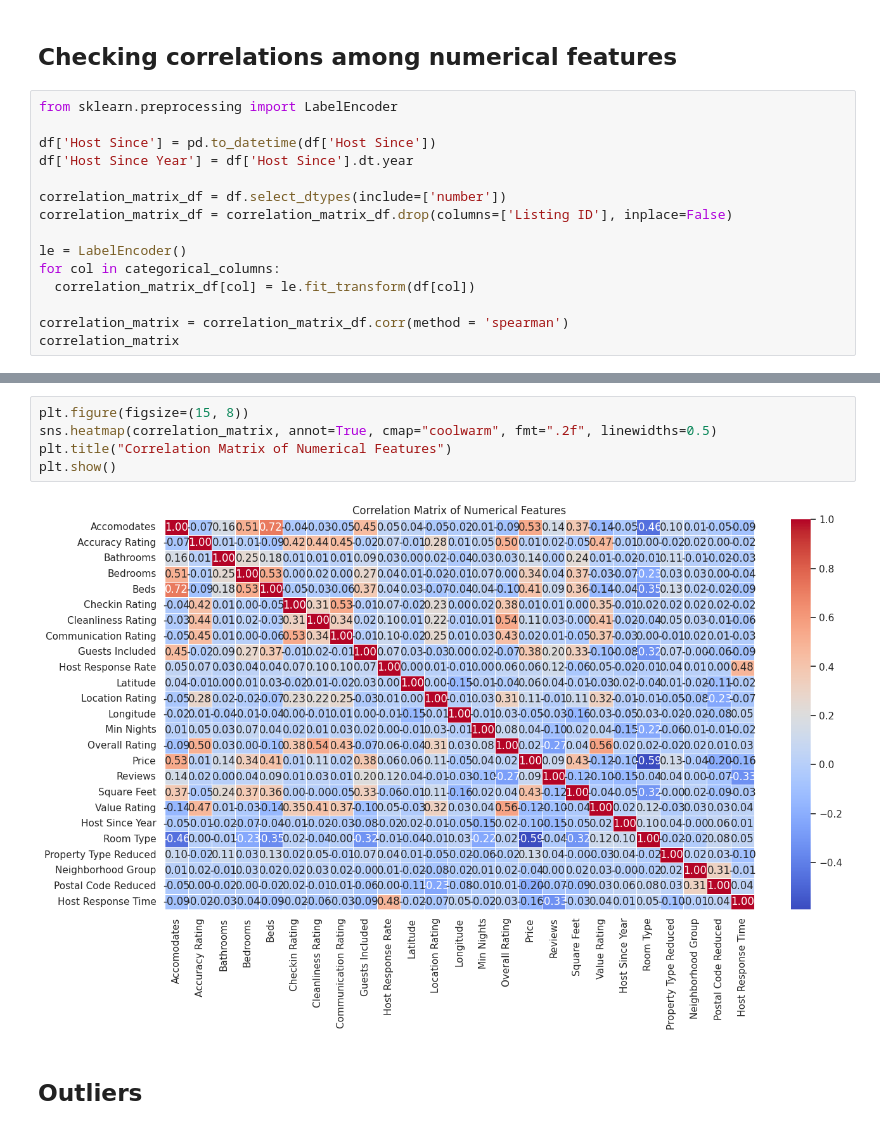
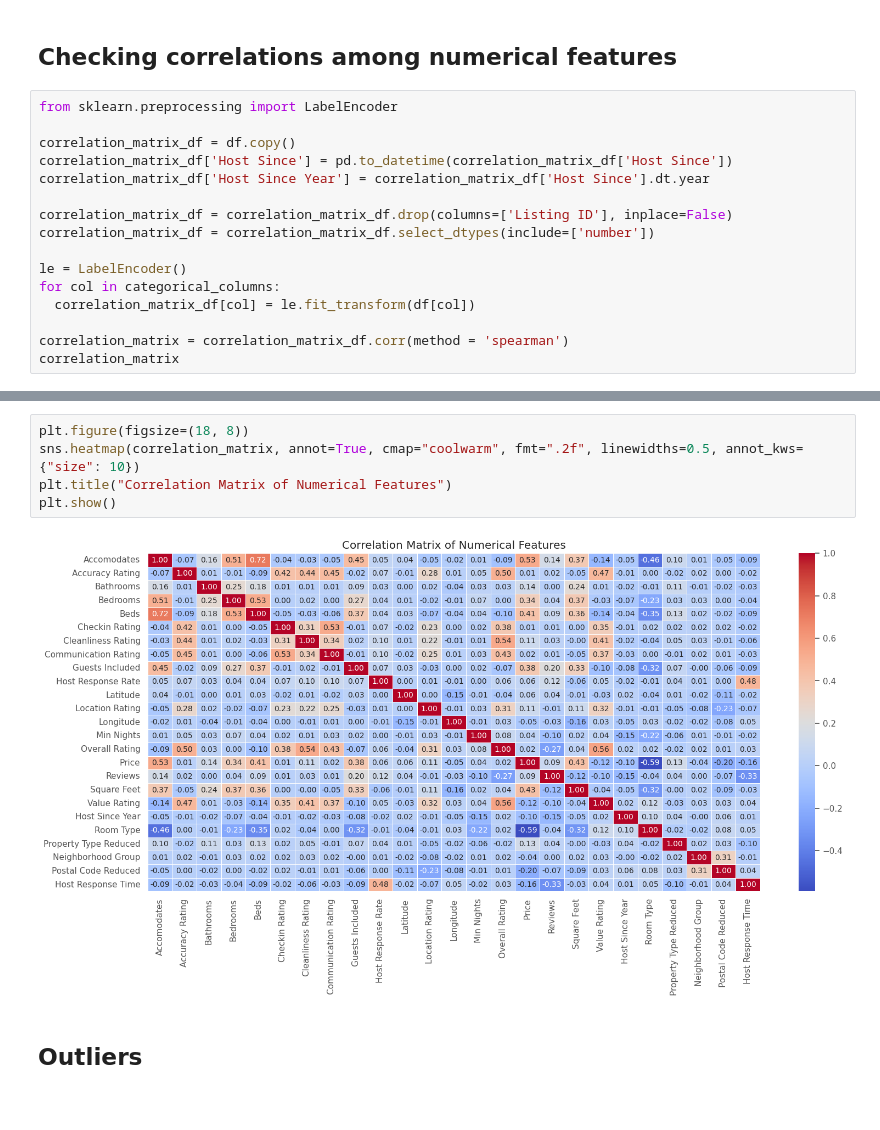
Before and after one commit to hajyhia/Airbnb_Berlin_Price_predic, a Jupyter notebook: Airbnb_Berlin_Price_Predict_EDA1.ipynb, the cells around one changed output, grey strips where cells are left out. Cells and saved outputs as stored; diff of their text form.

```diff
--- a/Airbnb_Berlin_Price_Predict_EDA1.ipynb
+++ b/Airbnb_Berlin_Price_Predict_EDA1.ipynb
@@ -545,11 +545,12 @@ pd.DataFrame(df[numericals].skew(),columns=['skewness']).sort_values(by='skewnes
 # %%
 from sklearn.preprocessing import LabelEncoder
 
-df['Host Since'] = pd.to_datetime(df['Host Since'])
-df['Host Since Year'] = df['Host Since'].dt.year
+correlation_matrix_df = df.copy()
+correlation_matrix_df['Host Since'] = pd.to_datetime(correlation_matrix_df['Host Since'])
+correlation_matrix_df['Host Since Year'] = correlation_matrix_df['Host Since'].dt.year
 
-correlation_matrix_df = df.select_dtypes(include=['number'])
 correlation_matrix_df = correlation_matrix_df.drop(columns=['Listing ID'], inplace=False)
+correlation_matrix_df = correlation_matrix_df.select_dtypes(include=['number'])
 
 le = LabelEncoder()
 for col in categorical_columns:
@@ -576,12 +577,12 @@ correlation_matrix
 | Postal Code Reduced | -0.045088 | 0.004221 | -0.020173 | 0.003801 | -0.017422 | 0.021840 | -0.006419 | ... |
 | Host Response Time | -0.090858 | -0.021836 | -0.030207 | -0.037184 | -0.086951 | -0.022730 | -0.061995 | ... |
 # %%
-plt.figure(figsize=(15, 8))
-sns.heatmap(correlation_matrix, annot=True, cmap="coolwarm", fmt=".2f", linewidths=0.5)
+plt.figure(figsize=(18, 8))
+sns.heatmap(correlation_matrix, annot=True, cmap="coolwarm", fmt=".2f", linewidths=0.5, annot_kws={"size": 10})
 plt.title("Correlation Matrix of Numerical Features")
 plt.show()
 # %% [output]
-[figure, old version]
+[figure, new version]
 # %% [markdown]
 ## Outliers
 # %%
```
Also changed, not shown: parts of 13 cells of this notebook.
